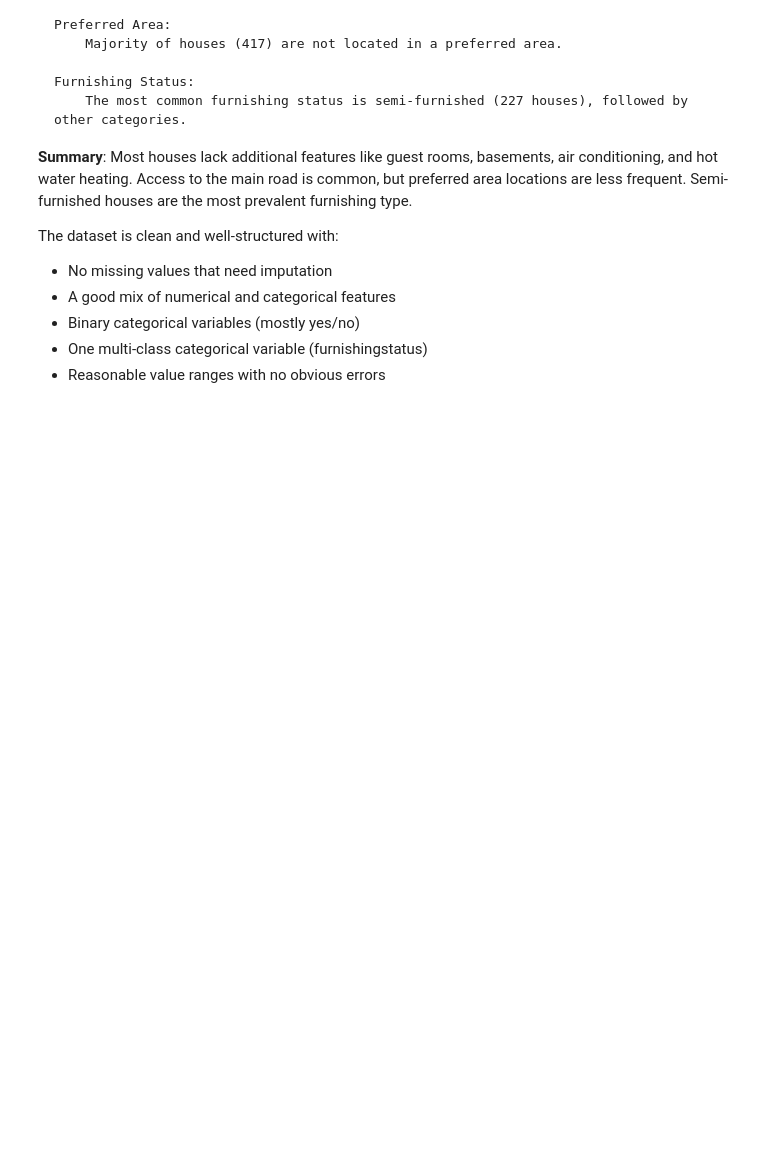
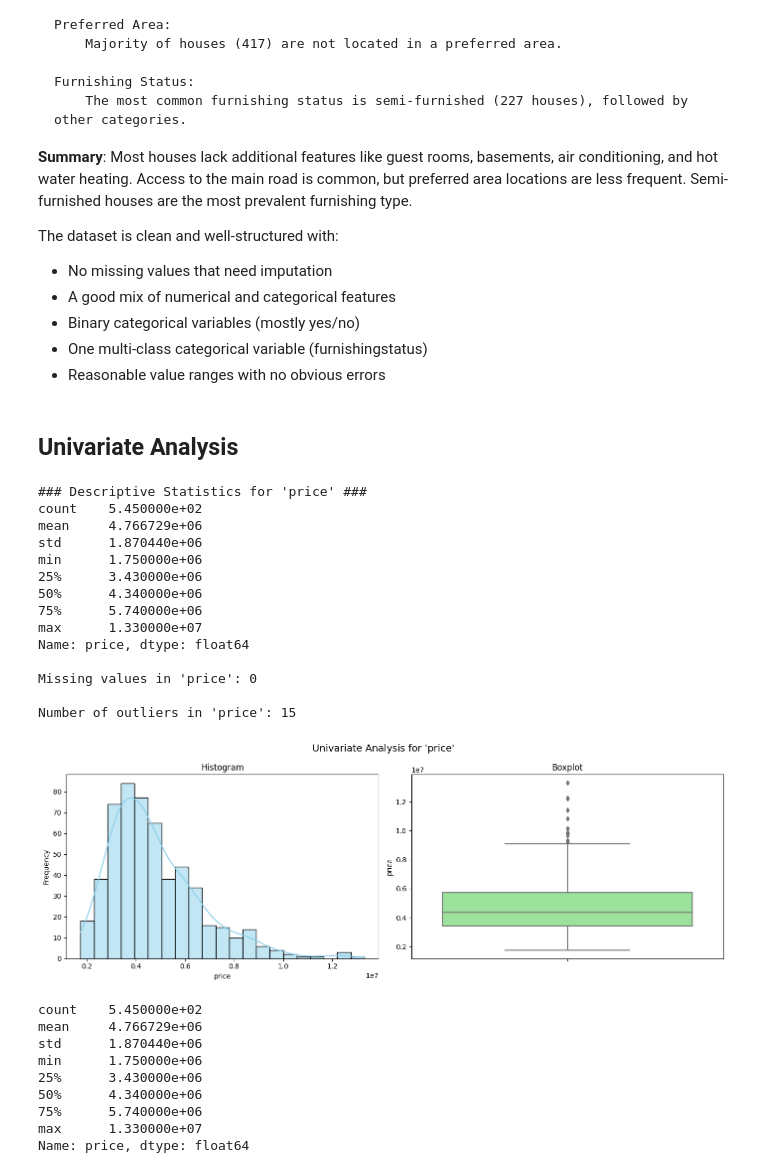
Before and after one commit to nassim1014/HousePrices_w_DP_and_ZenML, a Jupyter notebook: analysis/EDA.ipynb, the cells around one changed output. Saved outputs shown, nothing was run; the diff lists cells and outputs as text; code cells hidden in the pictures; blank space fills up the shorter version.

Commit message:
univariate strategy and eda updated

```diff
--- a/analysis/EDA.ipynb
+++ b/analysis/EDA.ipynb
@@ -169,3 +176,33 @@ The dataset is clean and well-structured with:
 - Binary categorical variables (mostly yes/no)
 - One multi-class categorical variable (furnishingstatus)
 - Reasonable value ranges with no obvious errors
+# %% [markdown]
+## Univariate Analysis
+# %%
+analyzer = NumericalUnivariateAnalysisStrategy()
+analyzer.analyze(df, 'price')
+# %% [output]
+### Descriptive Statistics for 'price' ###
+count    5.450000e+02
+mean     4.766729e+06
+std      1.870440e+06
+min      1.750000e+06
+25%      3.430000e+06
+50%      4.340000e+06
+75%      5.740000e+06
+max      1.330000e+07
+Name: price, dtype: float64
+
+Missing values in 'price': 0
+
+Number of outliers in 'price': 15
+[figure, added]
+count    5.450000e+02
+mean     4.766729e+06
+std      1.870440e+06
+min      1.750000e+06
+25%      3.430000e+06
+50%      4.340000e+06
+75%      5.740000e+06
+max      1.330000e+07
+Name: price, dtype: float64
```
Also changed, not shown: parts of 7 cells of this notebook, 1 other file.
